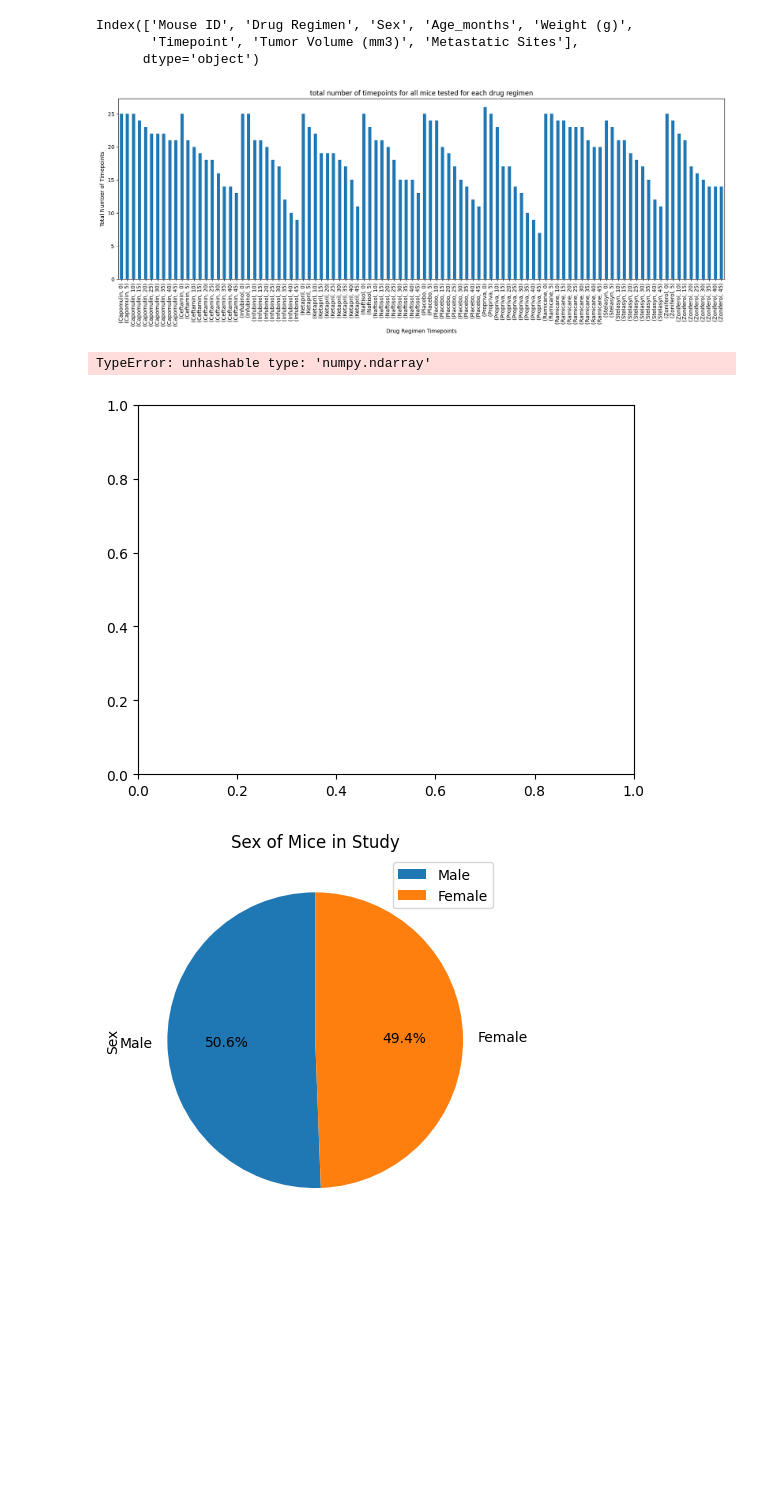
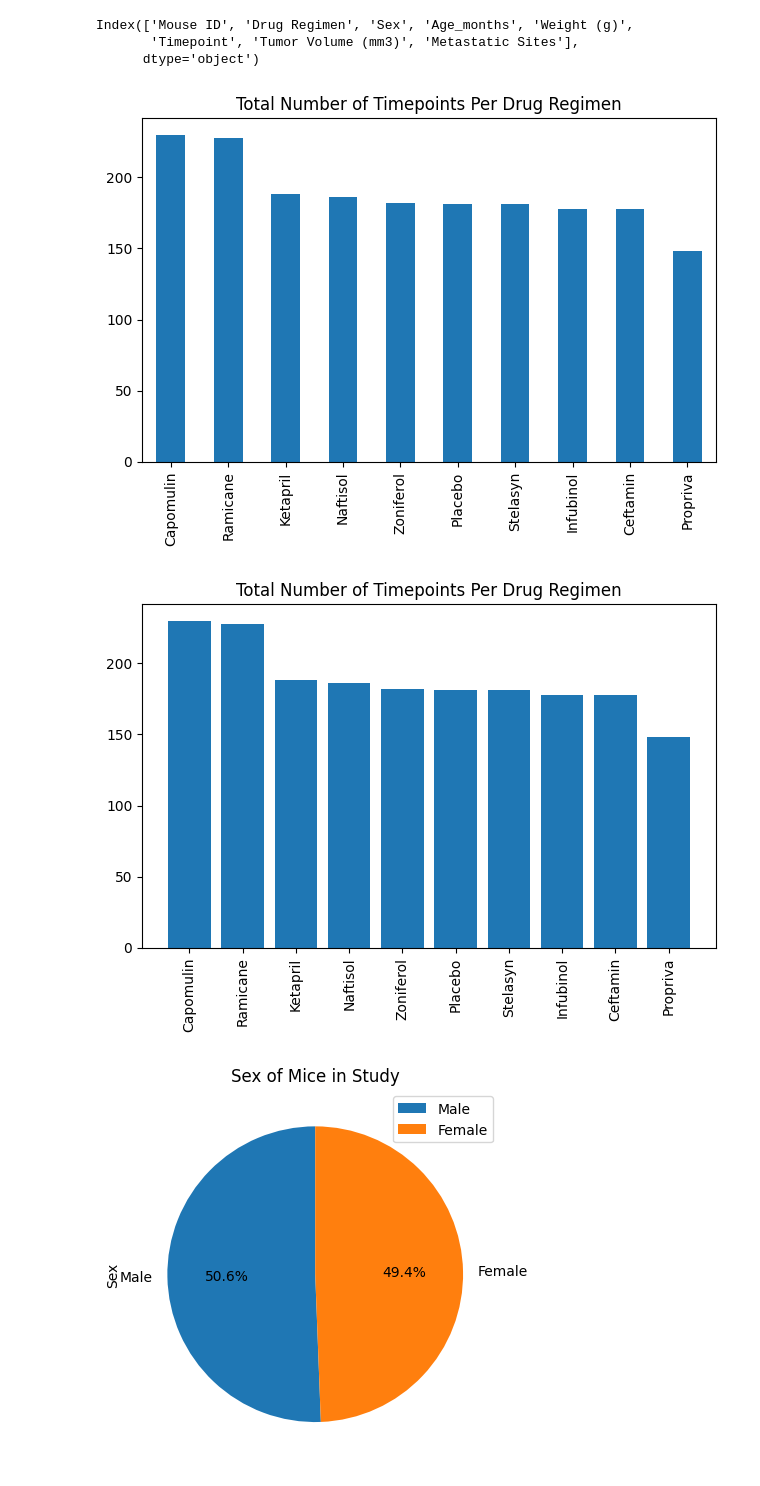
Before and after one commit to gw-sc/Matplotlib-challenge, a Jupyter notebook: Pymaceuticals/Pymaceuticals.ipynb, the cells around one changed output. Saved outputs shown, nothing was run; the diff lists cells and outputs as text; code cells hidden in the pictures; blank space fills up the shorter version.

```diff
--- a/Pymaceuticals/Pymaceuticals.ipynb
+++ b/Pymaceuticals/Pymaceuticals.ipynb
@@ -112,8 +112,10 @@ g989
 # %%
 # Create a clean DataFrame by dropping the duplicate mouse by its ID.
 # df.mask(duplicate_mice)["Mouse ID"].dropna()
-clean_df = df.drop_duplicates(subset = "Mouse ID", keep = "first")
-# clean_df = df[df['Mouse ID'].isin(duplicatemice_df) == False]
-clean_df
+
+# df1 = df.drop_duplicates(subset = "Mouse ID", keep = "first")
+
+df1 = df.drop(df.index[df["Mouse ID"] == "g989"])
+df1
 # %% [output]
 |  | Mouse ID | Drug Regimen | Sex | Age_months | Weight (g) | Timepoint | Tumor Volume (mm3) | ... |
@@ -231,26 +234,42 @@ Index(['Mouse ID', 'Drug Regimen', 'Sex', 'Age_months', 'Weight (g)',
 # %%
 # Generate a bar plot showing the total number of timepoints for all mice tested for each drug regimen using Pandas.
 # Create the first bar plot by using Pandas's `DataFrame.plot()` method.
 
-Timepoints_total = regimen_gdf["Timepoint"].value_counts()
-Timepoints_total.plot(
+# Timepoints_total = regimen_gdf["Timepoint"].value_counts()
+# Timepoints_total.plot(
+#     kind = "bar",
+#     figsize =(20,6),
+#     title = "total number of timepoints for all mice tested for each drug regimen",
+#     xlabel = "Drug Regimen Timepoints",
+#     ylabel = "Total Number of Timepoints")
+# plt.show()
+
+timepoints = df1["Drug Regimen"].value_counts()
+
+timepoints.plot(
     kind = "bar",
-    figsize =(20,6),
-    title = "total number of timepoints for all mice tested for each drug regimen",
-    xlabel = "Drug Regimen Timepoints",
-    ylabel = "Total Number of Timepoints")
+    title = "Total Number of Timepoints Per Drug Regimen")
+# plt.xlabel("Drug Regimen")
+# plt.ylabel("Total Timepoints")
+plt.tight_layout()
 plt.show()
 # %% [output]
-[figure, old version]
+[figure, new version]
 # %%
 # Generate a bar plot showing the total number of timepoints for all mice tested for each drug regimen using Pandas.
 # Create the second bar plot by using Matplotlib's `pyplot` methods.
+x_axis = timepoints.index.values
+y_axis = timepoints.values
 
-timepoint_gdf = regimen_gdf["Timepoint"]
-plt.bar(timepoint_gdf, Timepoints_total)
+plt.bar(x_axis, y_axis)
+plt.xticks(rotation = 90)
+plt.title("Total Number of Timepoints Per Drug Regimen")
+# plt.xlabel("Drug Regimen")
+# plt.ylabel("Total Timepoints")
+plt.tight_layout()
+plt.show()
 # %% [output]
-TypeError: unhashable type: 'numpy.ndarray'
-[figure, old version]
+[figure, new version]
 # %%
 # Using Pandas, generate a pie plot showing the distribution of female versus male mice
 sex_count = df["Sex"].value_counts()
```
Also changed, not shown: parts of 21 cells of this notebook.
